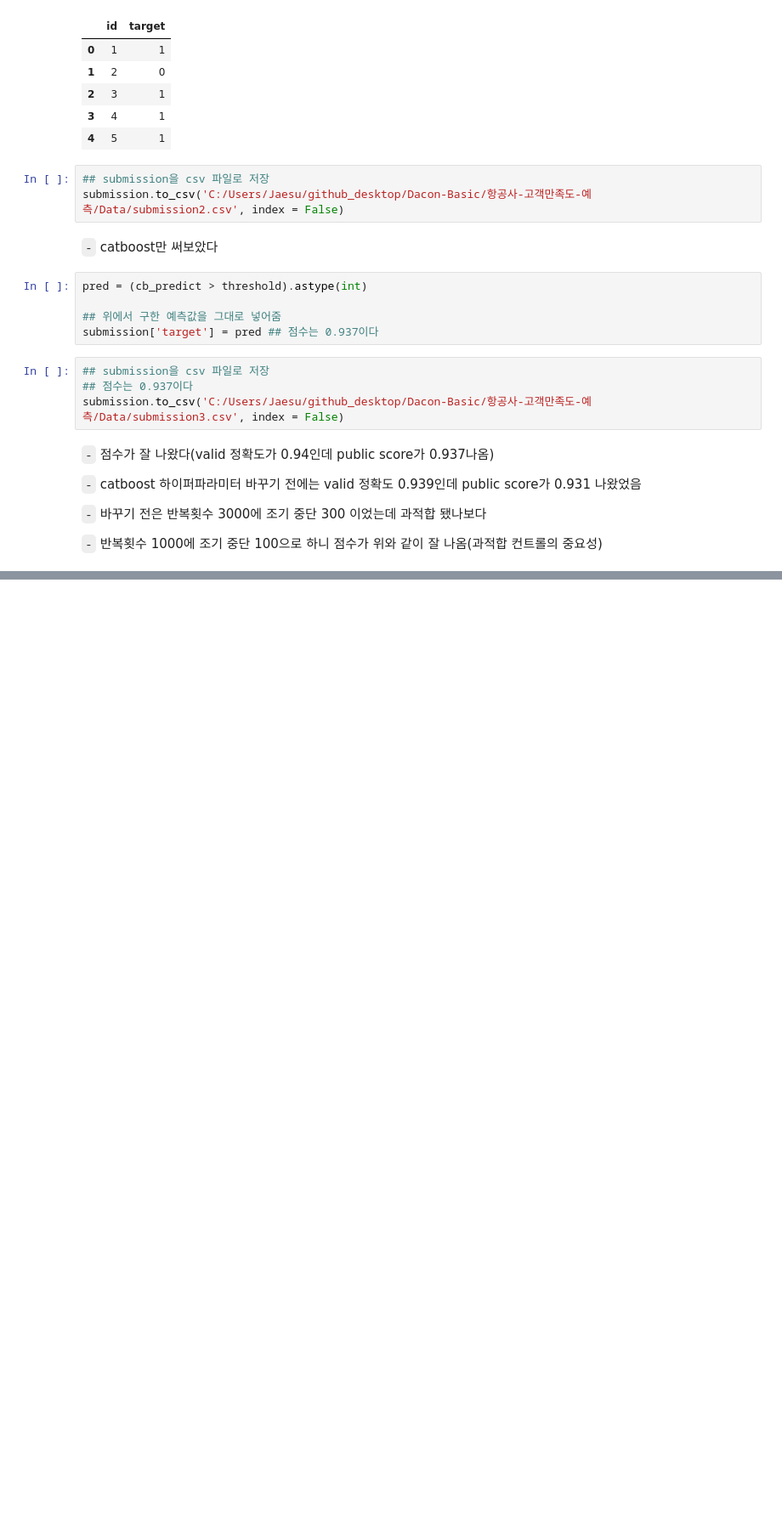
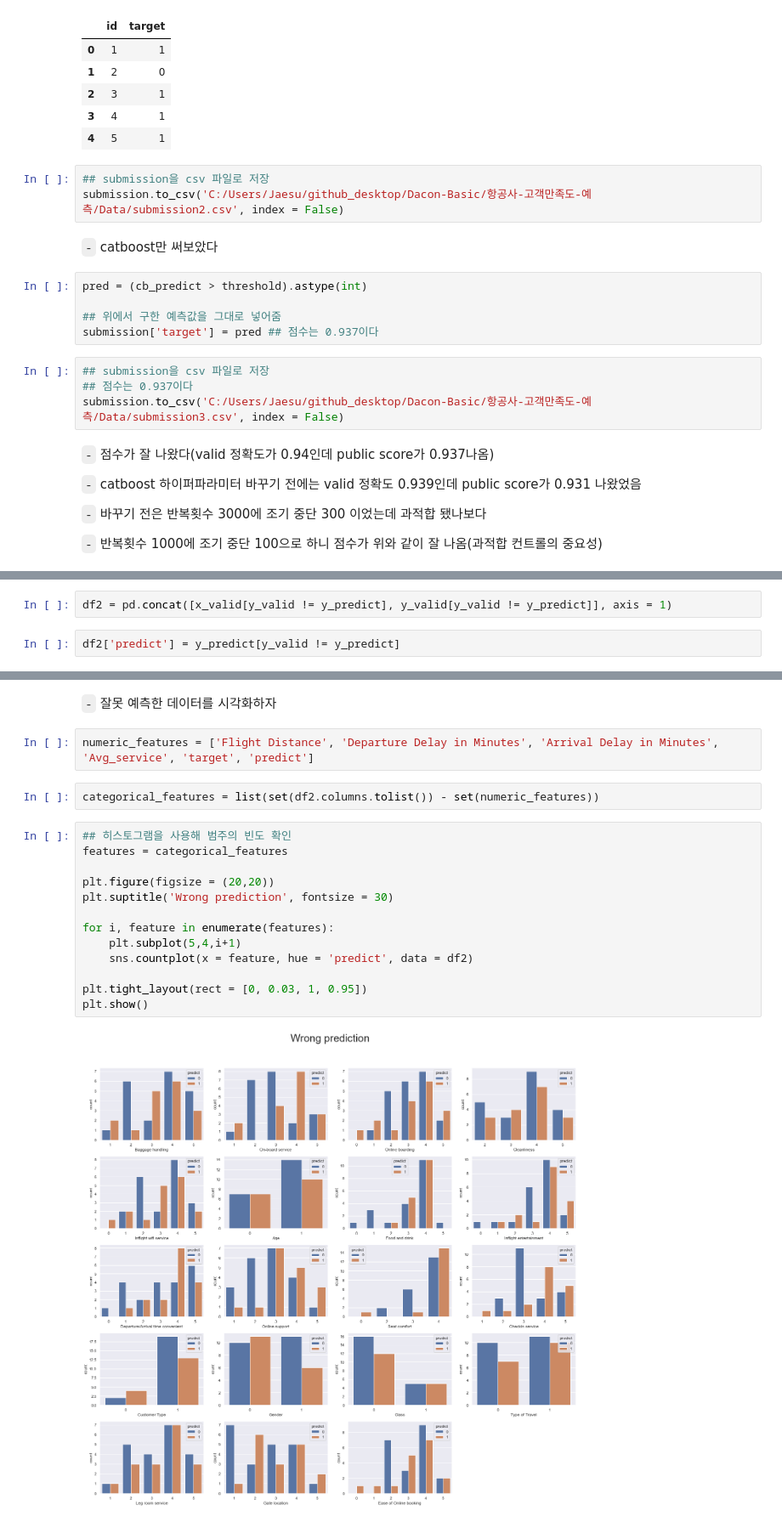
Before and after one commit to Jaesu26/Dacon-Basic, a Jupyter notebook: 항공사-고객만족도-예측/항공사-고객만족도-모델링/항공사-고객만족도-모델링.ipynb, the cells around one changed output, grey strips where cells are left out. Shown at 85% size. Saved outputs shown, nothing was run; the diff lists cells and outputs as text; blank space fills up the shorter version.

```diff
--- a/항공사-고객만족도-예측/항공사-고객만족도-모델링/항공사-고객만족도-모델링.ipynb
+++ b/항공사-고객만족도-예측/항공사-고객만족도-모델링/항공사-고객만족도-모델링.ipynb
@@ -513,0 +550,4 @@ submission.to_csv('C:/Users/Jaesu/github_desktop/Dacon-Basic/항공사-고객만
+# %%
+df2 = pd.concat([x_valid[y_valid != y_predict], y_valid[y_valid != y_predict]], axis = 1)
+# %%
+df2['predict'] = y_predict[y_valid != y_predict]
@@ -513,0 +563,21 @@ submission.to_csv('C:/Users/Jaesu/github_desktop/Dacon-Basic/항공사-고객만
+# %% [markdown]
+`-` 잘못 예측한 데이터를 시각화하자
+# %%
+numeric_features = ['Flight Distance', 'Departure Delay in Minutes', 'Arrival Delay in Minutes', 'Avg_service', 'target', 'predict']
+# %%
+categorical_features = list(set(df2.columns.tolist()) - set(numeric_features))
+# %%
+## 히스토그램을 사용해 범주의 빈도 확인
+features = categorical_features
+
+plt.figure(figsize = (20,20))
+plt.suptitle('Wrong prediction', fontsize = 30)
+
+for i, feature in enumerate(features):
+    plt.subplot(5,4,i+1)
+    sns.countplot(x = feature, hue = 'predict', data = df2)
+
+plt.tight_layout(rect = [0, 0.03, 1, 0.95])
+plt.show()
+# %% [output]
+[figure, added]
```
Also changed, not shown: parts of 17 cells of this notebook.
